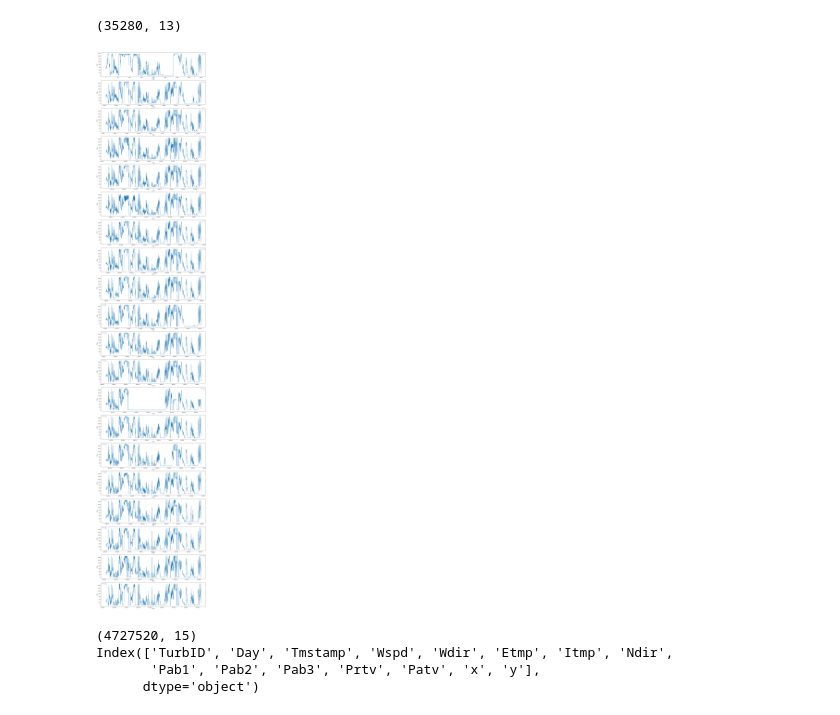
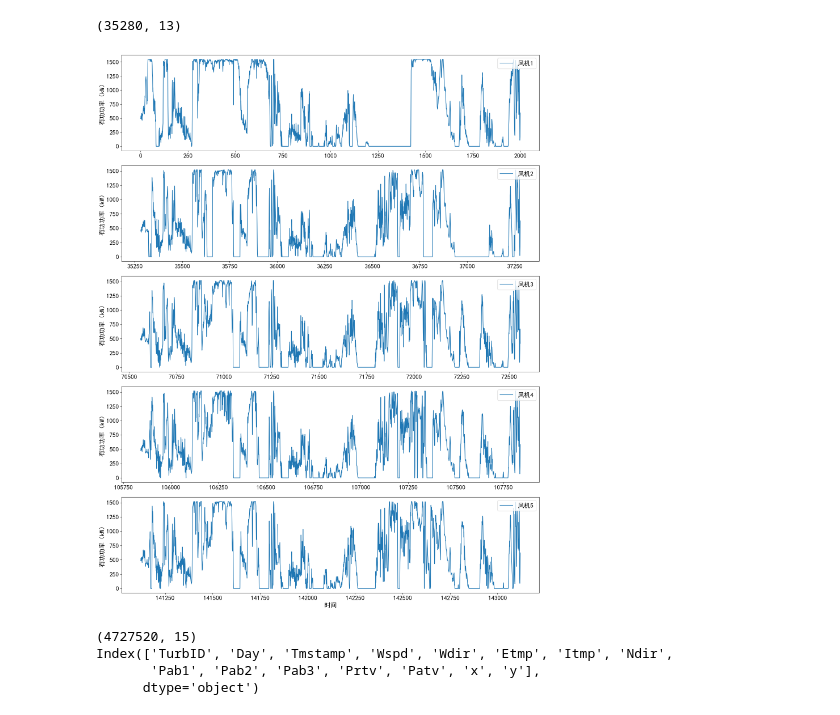
Before and after one commit to GKDGKD/KDD_CUP_2022, a Jupyter notebook: notebook/kdd_EDA.ipynb, the cells around one changed output. Saved outputs shown, nothing was run; the diff lists cells and outputs as text; code cells hidden in the pictures.

Commit message:
update plots

```diff
--- a/notebook/kdd_EDA.ipynb
+++ b/notebook/kdd_EDA.ipynb
@@ -41,7 +56,7 @@ Index(['TurbID', 'Day', 'Tmstamp', 'Wspd', 'Wdir', 'Etmp', 'Itmp', 'Ndir',
 | 4 | 1 | 1 | 00:40 | 6.25 | 0.89 | 30.49 | 41.38 | 20.91 | 1.0 | 1.0 | 1.0 | ... |
 # %%
 data.fillna(method='bfill', inplace=True)
-data['Patv'] = data['Patv'].apply(lambda x: max(0, x))
+# data['Patv'] = data['Patv'].apply(lambda x: max(0, x))
 
 data.head()
 # %% [output]
@@ -71,0 +136,22 @@ plt.show()
+# %%
+fig, axes = plt.subplots(2, 1, figsize=(16, 16))
+plt.rcParams["font.size"] = 16
+
+
+sns.boxplot(data=data[data['TurbID'] < 68], ax=axes[0], x='TurbID', y='Patv')
+# axes[0].set_title('Patv分布箱线图')
+# axes[0].set_xticks(rotation=90)
+axes[0].set_xticklabels(axes[0].get_xticklabels(), rotation=90)
+axes[0].set_ylabel('有功功率 (kW)')
+
+sns.boxplot(data=data[data['TurbID'] >= 68], ax=axes[1], x='TurbID', y='Patv')
+# axes[1].set_title('Patv分布箱线图')
+# axes[1].set_xticks(rotation=90)
+axes[1].set_xticklabels(axes[1].get_xticklabels(), rotation=90)
+axes[1].set_ylabel('有功功率 (kW)')
+
+# plt.xticks(rotation=90)
+plt.tight_layout(pad=1)
+plt.savefig('boxplot.png', dpi=300)
+plt.savefig('boxplot.svg', dpi=300)
+plt.show()
@@ -170,25 +258,30 @@ x1.shape
 # %%
 grouped_data = data.groupby('TurbID')
 index_show = 2000
-num_show = 20
+num_show = 5
 
 fig, axes = plt.subplots(num_show, 1, figsize=(16, 4*num_show))
-
+plt.rcParams["font.size"] = 16
 for i, (group_name, group_data) in enumerate(grouped_data):
     if i > num_show - 1:
         break
     else:
         ax = axes[i]
         ax.plot(group_data['Patv'][:index_show], label=group_name)
-        ax.set_xlabel('Index')
-        ax.set_ylabel('Patv')
-        ax.legend()
+        # ax.set_xtick(list(range(0, 2000, 500)))
+        # ax.set_xlabel('Index')
+        # ax.set_xticklabels(labels=list(range(0, 2000, 500)))
+        ax.set_ylabel('有功功率（kW）')
+        ax.legend([f"风机{i+1}"], loc='upper right')
 
+plt.xlabel('时间')
+# plt.ylabel('有功功率（kW）')
 plt.tight_layout()
-# plt.savefig(f'../images/Patv分TurbID展示_{num_show}.png', dpi=300)
+plt.savefig(f'../images/Patv分TurbID展示_{num_show}.png', dpi=300)
+plt.savefig(f'../images/Patv分TurbID展示_{num_show}.svg', dpi=300)
 plt.show()
 # %% [output]
-[figure, old version]
+[figure, new version]
 # %%
 df_train = pd.merge(df_train, location, on='TurbID', how='left')
 print(df_train.shape)
```
Also changed, not shown: parts of 8 cells of this notebook, 23 other files.
